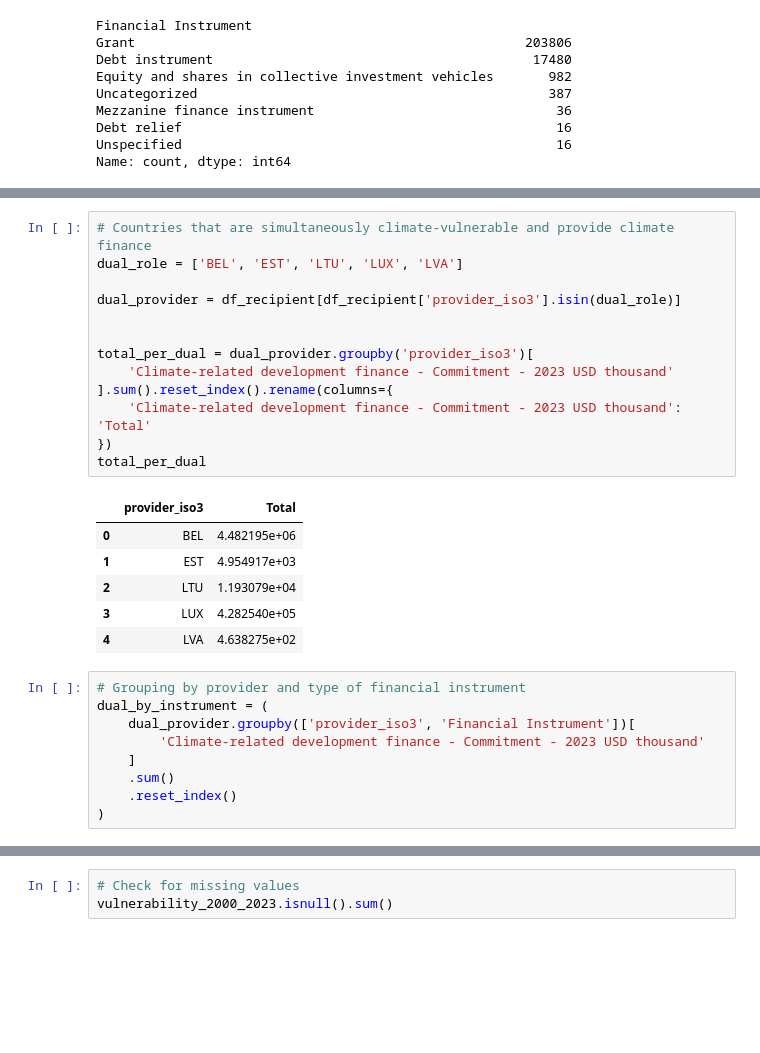
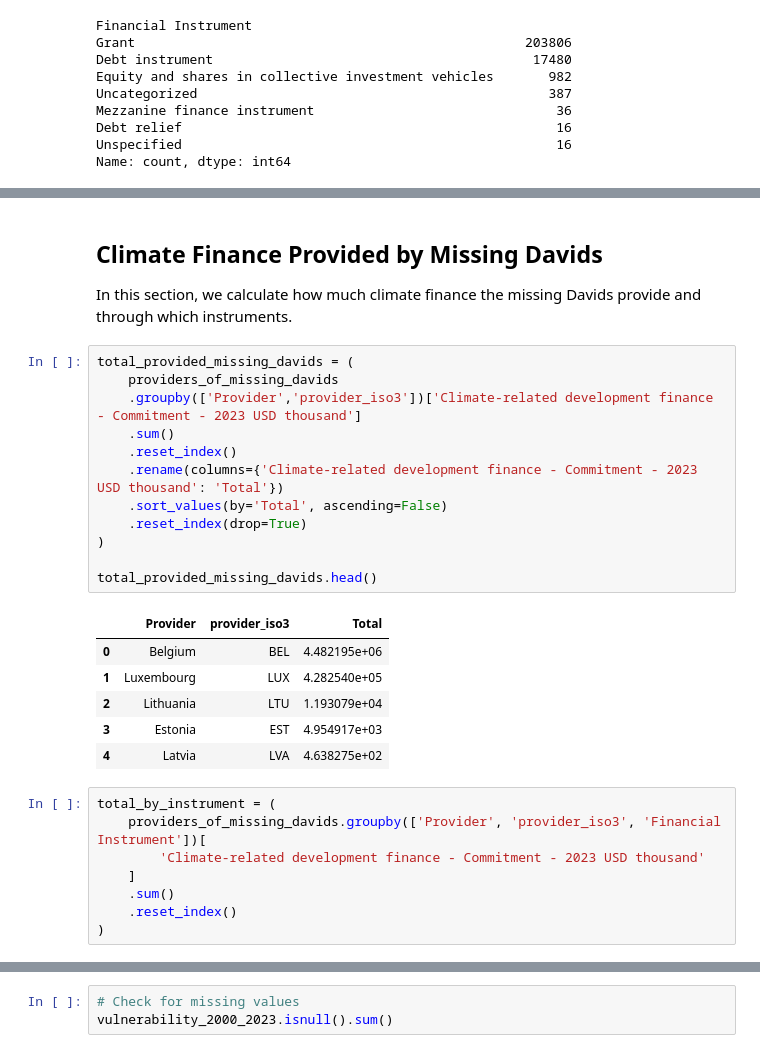
Before and after one commit to tince250/climate-change-ds, a Jupyter notebook: q5-assistance-mitigation.ipynb, the cells around one changed output, grey strips where cells are left out. Saved outputs shown, nothing was run; the diff lists cells and outputs as text; blank space fills up the shorter version.

```diff
--- a/q5-assistance-mitigation.ipynb
+++ b/q5-assistance-mitigation.ipynb
@@ -327,27 +374,28 @@ plt.show()
+# %% [markdown]
+## Climate Finance Provided by Missing Davids
+In this section, we calculate how much climate finance the missing Davids provide and through which instruments.
 # %%
-# Countries that are simultaneously climate-vulnerable and provide climate finance
-dual_role = ['BEL', 'EST', 'LTU', 'LUX', 'LVA']
+total_provided_missing_davids = (
+    providers_of_missing_davids
+    .groupby(['Provider','provider_iso3'])['Climate-related development finance - Commitment - 2023 USD thousand']
+    .sum()
+    .reset_index()
+    .rename(columns={'Climate-related development finance - Commitment - 2023 USD thousand': 'Total'})
+    .sort_values(by='Total', ascending=False)
+    .reset_index(drop=True)
+)
 
-dual_provider = df_recipient[df_recipient['provider_iso3'].isin(dual_role)]
-
-
-total_per_dual = dual_provider.groupby('provider_iso3')[
-    'Climate-related development finance - Commitment - 2023 USD thousand'
-].sum().reset_index().rename(columns={
-    'Climate-related development finance - Commitment - 2023 USD thousand': 'Total'
-})
-total_per_dual
+total_provided_missing_davids.head()
 # %% [output]
-|  | provider_iso3 | Total |
-| 0 | BEL | 4.482195e+06 |
-| 1 | EST | 4.954917e+03 |
-| 2 | LTU | 1.193079e+04 |
-| 3 | LUX | 4.282540e+05 |
-| 4 | LVA | 4.638275e+02 |
+|  | Provider | provider_iso3 | Total |
+| 0 | Belgium | BEL | 4.482195e+06 |
+| 1 | Luxembourg | LUX | 4.282540e+05 |
+| 2 | Lithuania | LTU | 1.193079e+04 |
+| 3 | Estonia | EST | 4.954917e+03 |
+| 4 | Latvia | LVA | 4.638275e+02 |
 # %%
-# Grouping by provider and type of financial instrument
-dual_by_instrument = (
-    dual_provider.groupby(['provider_iso3', 'Financial Instrument'])[
+total_by_instrument = (
+    providers_of_missing_davids.groupby(['Provider', 'provider_iso3', 'Financial Instrument'])[
         'Climate-related development finance - Commitment - 2023 USD thousand'
     ]
     .sum()
```
Also changed, not shown: parts of 73 cells of this notebook, 1 other file.
